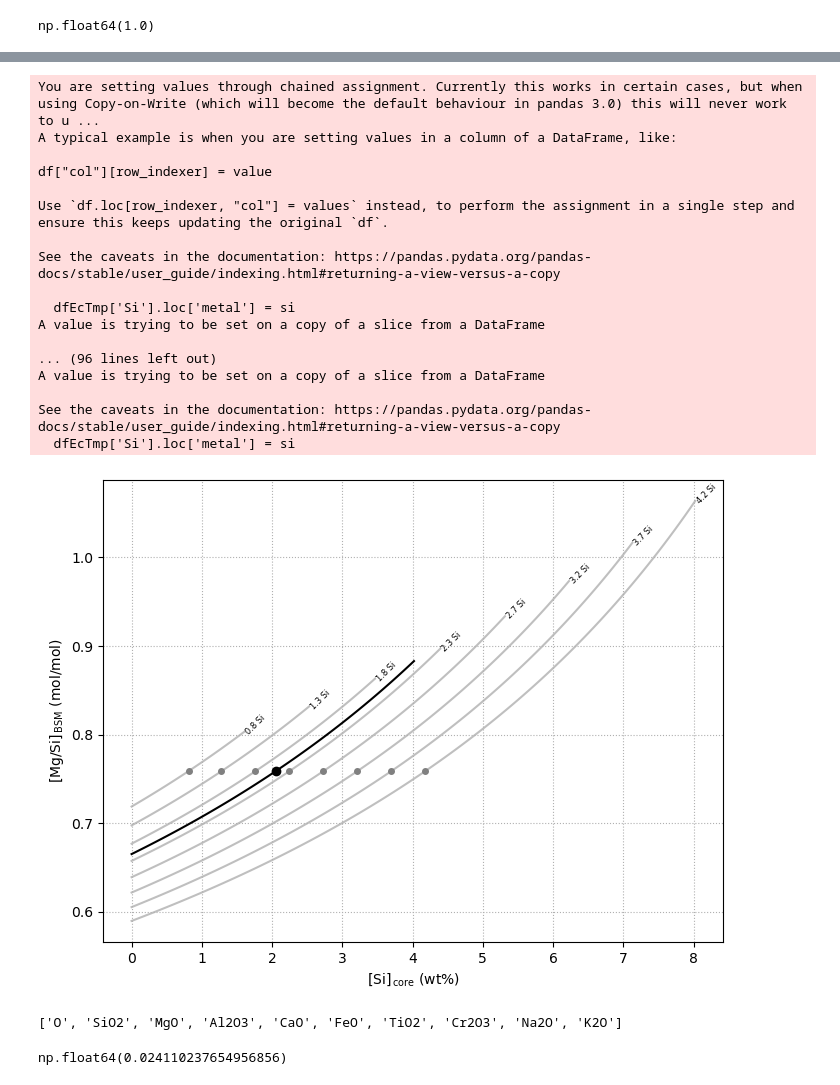
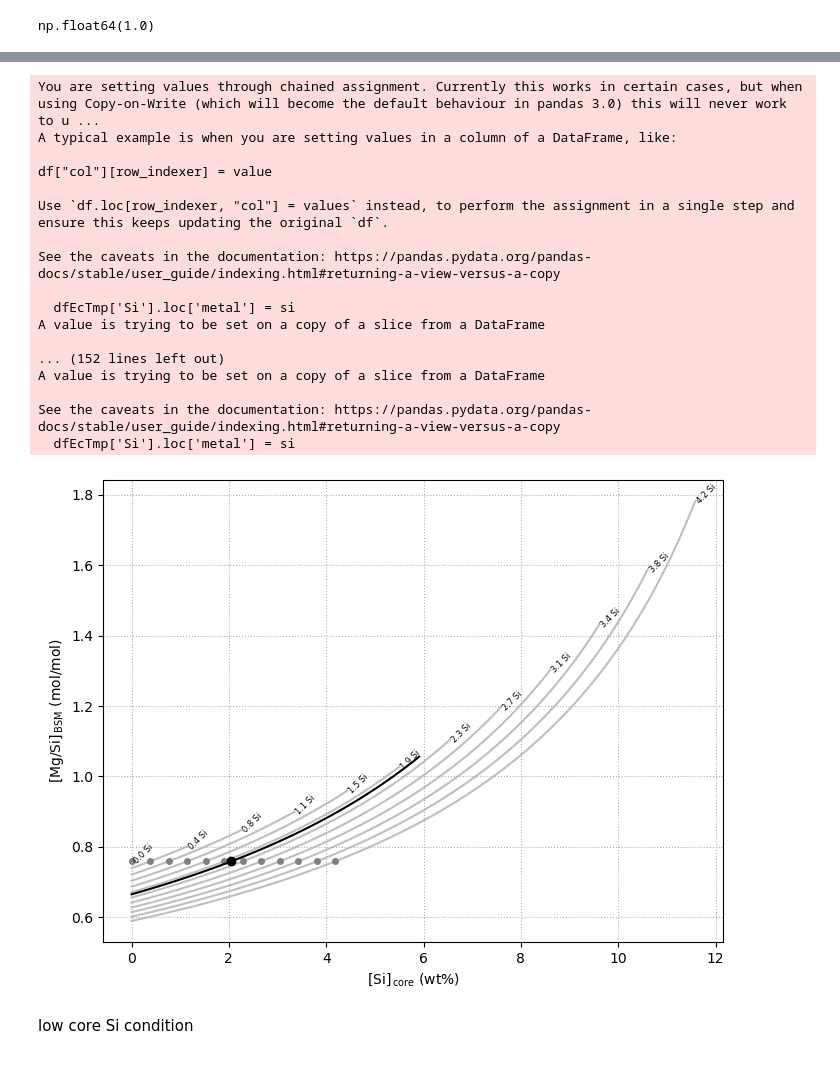
Before and after one commit to kellertobs/hgcomp, a Jupyter notebook: eh_make.ipynb, the cells around one changed output, grey strips where cells are left out. Saved outputs shown, nothing was run; the diff lists cells and outputs as text; code cells hidden in the pictures.

Commit message:
Run with Low Si metal starting condition

```diff
--- a/eh_make.ipynb
+++ b/eh_make.ipynb
@@ -220,6 +220,7 @@ merc.get_compositions()
 # %%
 fg, ax = plt.subplots()
 
+# --------------- 1
 mod_components = {'metal': {'silicate': {'Fe':0., 'Na':0., 'Co':0., 'Cr':0., 'Al':0., 'Ca':0., 'O':0., 'Mg':0., 'Si':0., 'K':0., 'Mn':0., 'Ti':0., 'Ni':0., 'S':0.},
                             'metal':    {'Fe':0., 'Na':0., 'Co':0., 'Cr':0., 'Al':0., 'Ca':0., 'O':0., 'Mg':0., 'Si':0., 'K':0., 'Mn':0., 'Ti':0., 'Ni':0., 'S':0.},
                             'sulfide':  {'Fe':0., 'Na':0., 'Co':0., 'Cr':0., 'Al':0., 'Ca':0., 'O':0., 'Mg':0., 'Si':0., 'K':0., 'Mn':0., 'Ti':0., 'Ni':0., 'S':0.}}}
@@ -233,7 +234,7 @@ ax.plot(merc.get_compositions()['core']['Si'], merc.get_compositions()['mantle']
         color='black', zorder=2)
 
 # factors of Si remova/addition to loop over
-facs = np.linspace(-1,1,100)
+facs = np.linspace(-1,2,100)
 # output for plotting
 out = np.zeros((len(facs), 3))
 # matrix for output for thermodynamic calculations
@@ -265,10 +266,10 @@ for i, xi in enumerate(facs):
 
 
 
+ax.plot(out[:,1], out[:,2], color='black', zorder=2)
 
 
-ax.plot(out[:,1], out[:,2], color='black', zorder=2)
-
+# ------------- 2
 # reset planet state for loop over silica content
 mod_components = {'metal': {'silicate': {'Fe':0., 'Na':0., 'Co':0., 'Cr':0., 'Al':0., 'Ca':0., 'O':0., 'Mg':0., 'Si':0., 'K':0., 'Mn':0., 'Ti':0., 'Ni':0., 'S':0.},
                             'metal':    {'Fe':0., 'Na':0., 'Co':0., 'Cr':0., 'Al':0., 'Ca':0., 'O':0., 'Mg':0., 'Si':0., 'K':0., 'Mn':0., 'Ti':0., 'Ni':0., 'S':0.},
@@ -280,7 +281,7 @@ merc = Planet(masses,
               mod_components=mod_components)
 
 # manually set range of Si in core
-sis = np.linspace(0.8,4.2,8)
+sis = np.linspace(0,4.2,12)
 for si in sis:
         merc.mod_reset()
 
@@ -328,39 +329,83 @@ for si in sis:
         ax.annotate('{:.1f} Si'.format(si), (out[-1, 1], out[-1, 2]), xytext=(0,5),
                     rotation=45, fontsize=6, horizontalalignment='left', verticalalignment='center', textcoords='offset points')
 
 
+
+# ------------- 3
+# Low core Si starting condition
+mod_components = {'metal': {'silicate': {'Fe':0., 'Na':0., 'Co':0., 'Cr':0., 'Al':0., 'Ca':0., 'O':0., 'Mg':0., 'Si':0., 'K':0., 'Mn':0., 'Ti':0., 'Ni':0., 'S':0.},
+                            'metal':    {'Fe':0., 'Na':0., 'Co':0., 'Cr':0., 'Al':0., 'Ca':0., 'O':0., 'Mg':0., 'Si':0., 'K':0., 'Mn':0., 'Ti':0., 'Ni':0., 'S':0.},
+                            'sulfide':  {'Fe':0., 'Na':0., 'Co':0., 'Cr':0., 'Al':0., 'Ca':0., 'O':0., 'Mg':0., 'Si':0., 'K':0., 'Mn':0., 'Ti':0., 'Ni':0., 'S':0.}}}
+
+dfEcTmp['Si'].loc['metal'] = 1e-3
+dfEcTmp[elements] = dfEcTmp[elements].div(dfEcTmp[elements].sum(axis=1)/100, axis=0)
+
+merc = Planet(masses,
+              {'silicate': dfEcTmp.loc['silicate'], 'metal': dfEcTmp.loc['metal'], 'sulfide': dfEcTmp.loc['sulfide']},
+              mix,
+              mod_components=mod_components)
+
+ax.plot(merc.get_compositions()['core']['Si'], merc.get_compositions()['mantle']['Mg']/merc.get_compositions()['mantle']['Si'] * (atmasses['Si']/atmasses['Mg']), 'o',
+        color='black', zorder=2)
+
+# factors of Si remova/addition to loop over
+facs = np.linspace(-1,1e2,100)
+# output for plotting
+out = np.zeros((len(facs), 3))
+# matrix for output for thermodynamic calculations
+thermoOutLSi = np.zeros((len(facs), 1+len(thermoElements)))
+for i, xi in enumerate(facs):
+        mod_components['metal']['metal']['Si'] = xi
+        mod_components['metal']['silicate']['Si'] = 1
+
+        merc.mod_components = mod_components
+
+        comp = merc.get_compositions()
+
+        # store for plotting
+        out[i, 0] = xi
+        out[i, 1] = comp['core']['Si']
+        out[i, 2] = comp['mantle']['Mg']/comp['mantle']['Si'] * (atmasses['Si']/atmasses['Mg'])
+
+        # store for thermodynamic calculations
+        thermoOutLSi[i, 0] = comp['core']['Si']
+
+        tmpComp = np.array([comp['mantle'][e] for e in thermoElements])
+        #  handle oxygen separately
+        tmpComp[0] = 1e-3
+        thermoOutLSi[i, 1] = tmpComp[0]
+
+        thermoOutLSi[i, 2:] = [comp['mantle'][e] * molMasses[thermoMap[e]]/atmasses[e] for e in thermoElements[1:]]
+        # renormalise to 100%
+        thermoOutLSi[i, 1:] = thermoOutLSi[i, 1:] / np.sum(thermoOutLSi[i, 1:]) * 100
+
+ax.plot(out[:,1], out[:,2], color='tomato', zorder=2)
+
 # ax.set_xlim([0, 4])
 
 ax.set_ylabel(r'$\mathsf{[Mg/Si]}_\mathsf{\,BSM}$ (mol/mol)')
 ax.set_xlabel(r'$\mathsf{[Si]}_\mathsf{\,core}$ (wt%)')
 
 ax.grid(ls=':')
 
 fg.set_figwidth(8)
 fg.set_figheight(6)
 # %% [output]
 You are setting values through chained assignment. Currently this works in certain cases, but when using Copy-on-Write (which will become the default behaviour in pandas 3.0) this will never work to u ...
 A typical example is when you are setting values in a column of a DataFrame, like:
 
 df["col"][row_indexer] = value
 
 Use `df.loc[row_indexer, "col"] = values` instead, to perform the assignment in a single step and ensure this keeps updating the original `df`.
 
 See the caveats in the documentation: https://pandas.pydata.org/pandas-docs/stable/user_guide/indexing.html#returning-a-view-versus-a-copy
 
   dfEcTmp['Si'].loc['metal'] = si
 A value is trying to be set on a copy of a slice from a DataFrame
 
-... (96 lines left out)
+... (152 lines left out)
 A value is trying to be set on a copy of a slice from a DataFrame
 
 See the caveats in the documentation: https://pandas.pydata.org/pandas-docs/stable/user_guide/indexing.html#returning-a-view-versus-a-copy
   dfEcTmp['Si'].loc['metal'] = si
-[figure, old version]
+[figure, new version]
-# %%
-print([thermoMap[e] for e in thermoElements])
-thermoOut[50,2:]
-thermoOut[50,5]/thermoOut[50,2] * molMasses['SiO2']/molMasses['CaO']
-# %% [output]
-['O', 'SiO2', 'MgO', 'Al2O3', 'CaO', 'FeO', 'TiO2', 'Cr2O3', 'Na2O', 'K2O']
-np.float64(0.024110237654956856)
@@ -366,0 +416,2 @@ np.float64(0.024110237654956856)
+# %% [markdown]
+low core Si condition
```
Also changed, not shown: parts of 7 cells of this notebook, 1 other file.
